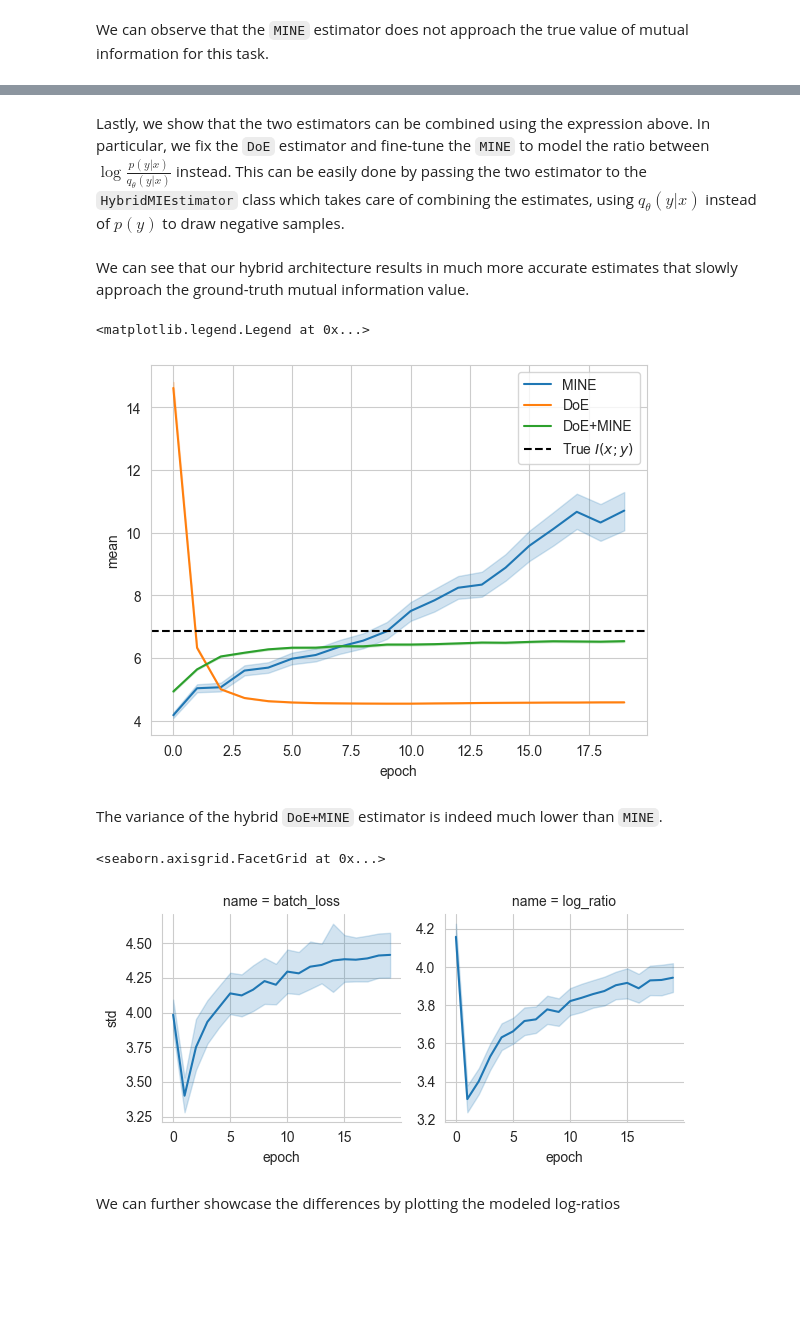
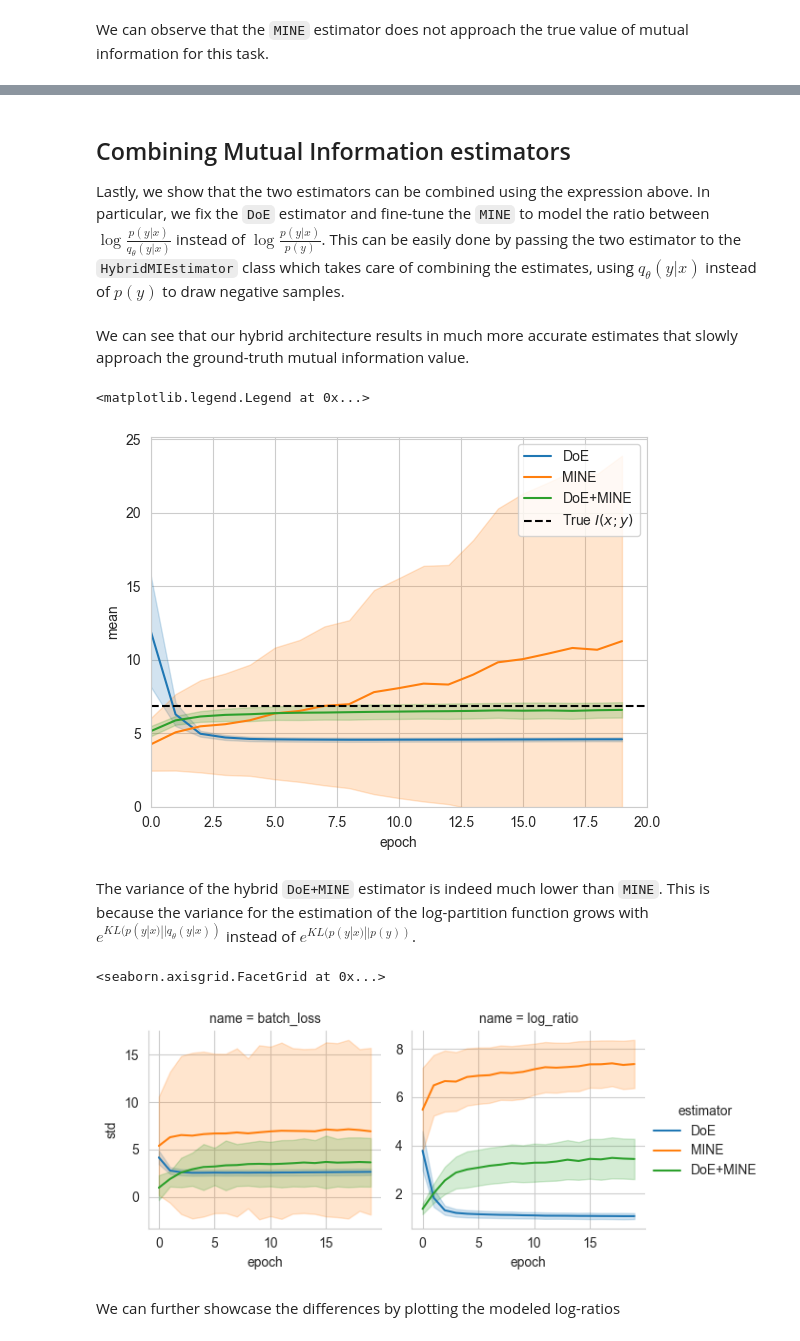
Before and after one commit to mfederici/torch-mist, a Jupyter notebook: docs/notebooks/hybrid.ipynb, the cells around one changed output, grey strips where cells are left out. Drawn from its saved outputs; the diff is of its cells as text; code cells hidden in the pictures; blank space fills up the shorter version.

```diff
--- a/docs/notebooks/hybrid.ipynb
+++ b/docs/notebooks/hybrid.ipynb
@@ -118,30 +161,0 @@ Here we consider a simple difference of entropies estimator (`DoE`) in which $q_
-# %%
-from torch_mist.estimators import doe
-
-
-estimators['DoE']=doe(
-    x_dim=n_dim,
-    y_dim=n_dim,
-    hidden_dims=[256, 128],
-    conditional_transform_name='conditional_linear',
-    marginal_transform_name='spline',
-)
-
-logger = PandasLogger()
-with logger.logged_methods(
-    instance=estimators['DoE'],
-    methods=[
-        ('log_ratio', compute_mean_std),
-        ('batch_loss', compute_mean_std)
-    ]
-):
-    doe_log = train_mi_estimator(
-        estimator=estimators['DoE'],
-        x=samples['x'],
-        y=samples['y'],
-        logger=logger,
-        **train_parameters
-    )
-
-doe_log['estimator'] = 'DoE'
-log = pd.concat([log, doe_log])
@@ -166,5 +162,7 @@ grid.map(sns.lineplot, 'epoch', 'std')
 # %% [markdown]
-Lastly, we show that the two estimators can be combined using the expression above. In particular, we fix the `DoE` estimator and fine-tune the `MINE` to model the ratio between $\log\frac{p(y|x)}{q_\theta(y|x)}$ instead. This can be easily done by passing the two estimator to the `HybridMIEstimator` class which takes care of combining the estimates, using $q_\theta(y|x)$ instead of $p(y)$ to draw negative samples.
+## Combining Mutual Information estimators
+
+Lastly, we show that the two estimators can be combined using the expression above. In particular, we fix the `DoE` estimator and fine-tune the `MINE` to model the ratio between $\log\frac{p(y|x)}{q_\theta(y|x)}$ instead of $\log\frac{p(y|x)}{p(y)}$. This can be easily done by passing the two estimator to the `HybridMIEstimator` class which takes care of combining the estimates, using $q_\theta(y|x)$ instead of $p(y)$ to draw negative samples.
 # %%
 from torch_mist.utils.freeze import freeze
 from torch_mist.estimators.hybrid.base import HybridMIEstimator
@@ -196,20 +194,23 @@ log = pd.concat([log, hybrid_log])
 # %% [markdown]
 We can see that our hybrid architecture results in much more accurate estimates that slowly approach the ground-truth mutual information value.
 # %%
-sns.lineplot(log[log['name']=='log_ratio'], x='epoch', y='mean', hue='estimator')
+sns.lineplot(log[log['name']=='log_ratio'], x='epoch', y='mean', hue='estimator', errorbar='sd')
 plt.axhline(y=true_mi, ls='--', color='k', label='True $I(x;y)$')
+plt.ylim(0,)
+plt.xlim(0,20)
 plt.legend()
 # %% [output]
 <matplotlib.legend.Legend at 0x...>
-[figure, old version]
+[figure, new version]
 # %% [markdown]
-The variance of the hybrid `DoE+MINE` estimator is indeed much lower than `MINE`.
+The variance of the hybrid `DoE+MINE` estimator is indeed much lower than `MINE`. This is because the variance for the estimation of the log-partition function grows with $e^{KL(p(y|x)||q_\theta(y|x))}$ instead of $e^{KL(p(y|x)||p(y))}$.
 # %%
-grid = sns.FacetGrid(log, col='name', sharey=False, sharex=True)
-grid.map(sns.lineplot, 'epoch', 'std')
+grid = sns.FacetGrid(log, col='name', hue='estimator', sharey=False, sharex=True)
+grid.map(sns.lineplot, 'epoch', 'std', ci='sd')
+grid.add_legend()
 # %% [output]
 <seaborn.axisgrid.FacetGrid at 0x...>
-[figure, old version]
+[figure, new version]
 # %% [markdown]
 We can further showcase the differences by plotting the modeled log-ratios
 # %%
```
Also changed, not shown: parts of 15 cells of this notebook.
